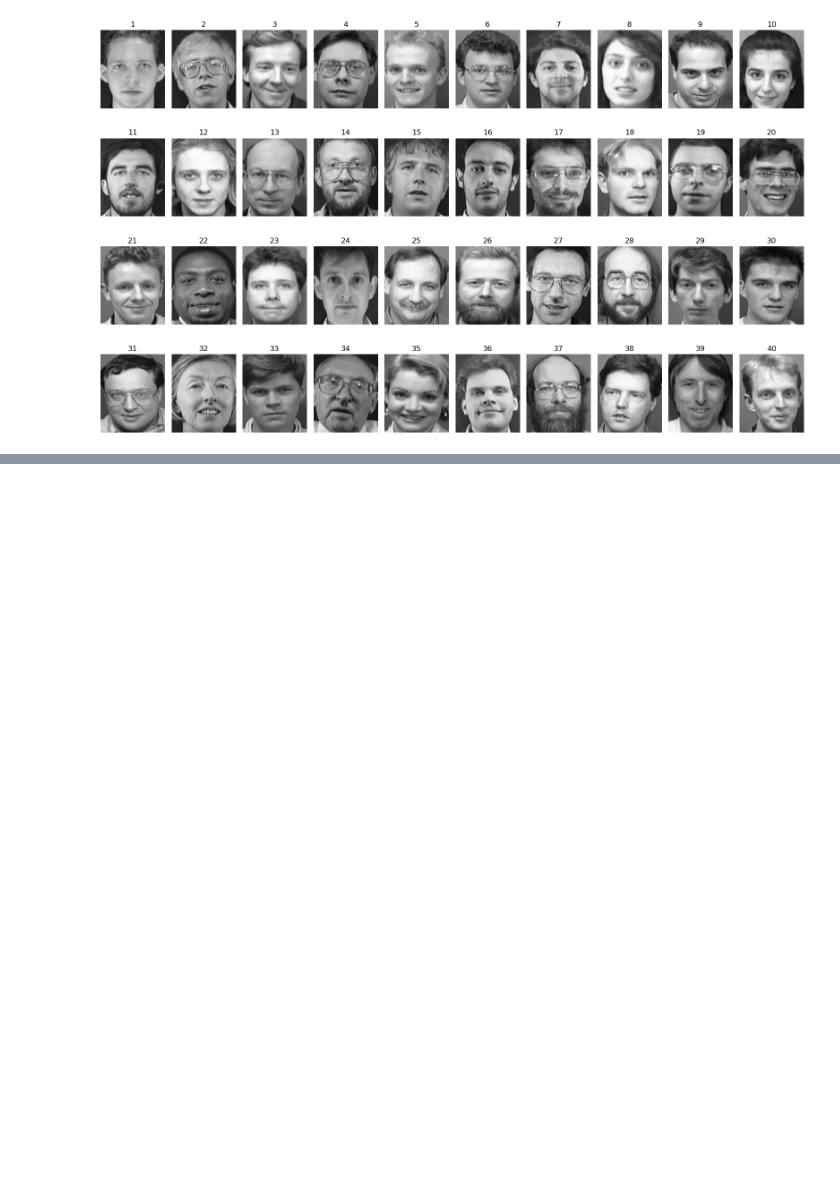
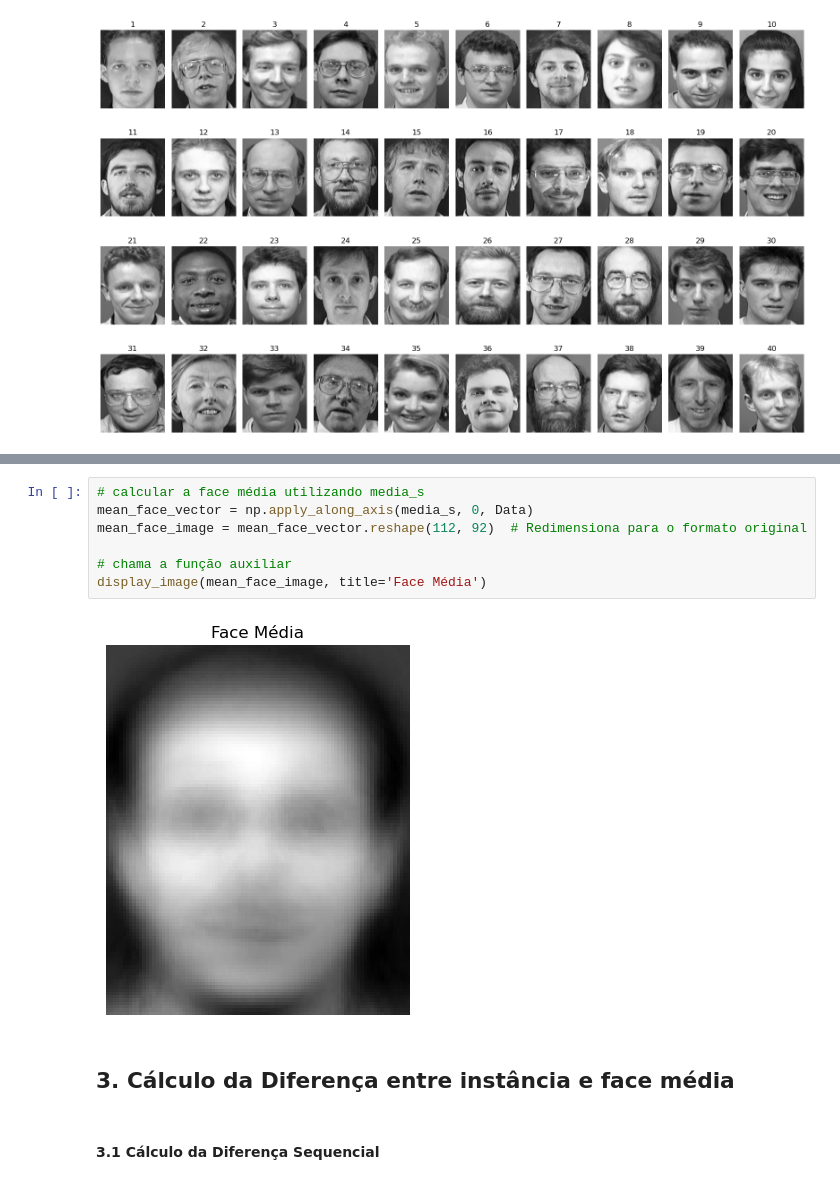
Before and after one commit to mentejoao/parallelcomputing-ufg, a Jupyter notebook: PCAcuda/pca.ipynb, the cells around one changed output, grey strips where cells are left out. Cells and saved outputs as stored; diff of their text form; blank space fills up the shorter version.

Commit message:
muitas diferenças

```diff
--- a/PCAcuda/pca.ipynb
+++ b/PCAcuda/pca.ipynb
@@ -105,0 +343,13 @@ def normalize_image(image_array):
+# %%
+# calcular a face média utilizando media_s
+mean_face_vector = np.apply_along_axis(media_s, 0, Data)
+mean_face_image = mean_face_vector.reshape(112, 92)  # Redimensiona para o formato original
+
+# chama a função auxiliar
+display_image(mean_face_image, title='Face Média')
+# %% [output]
+[figure, added]
+# %% [markdown]
+## 3. Cálculo da Diferença entre instância e face média
+# %% [markdown]
+#### 3.1 Cálculo da Diferença Sequencial
```
Also changed, not shown: parts of 36 cells of this notebook.
